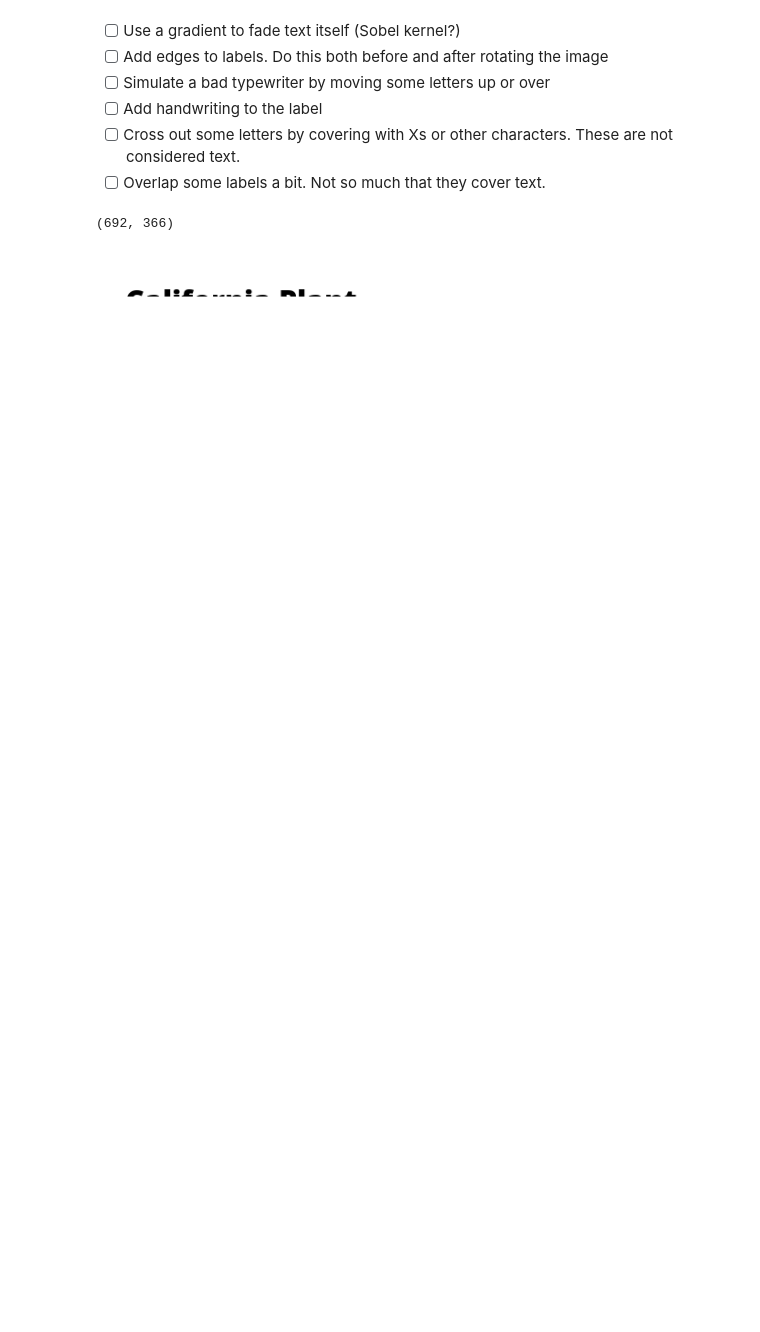
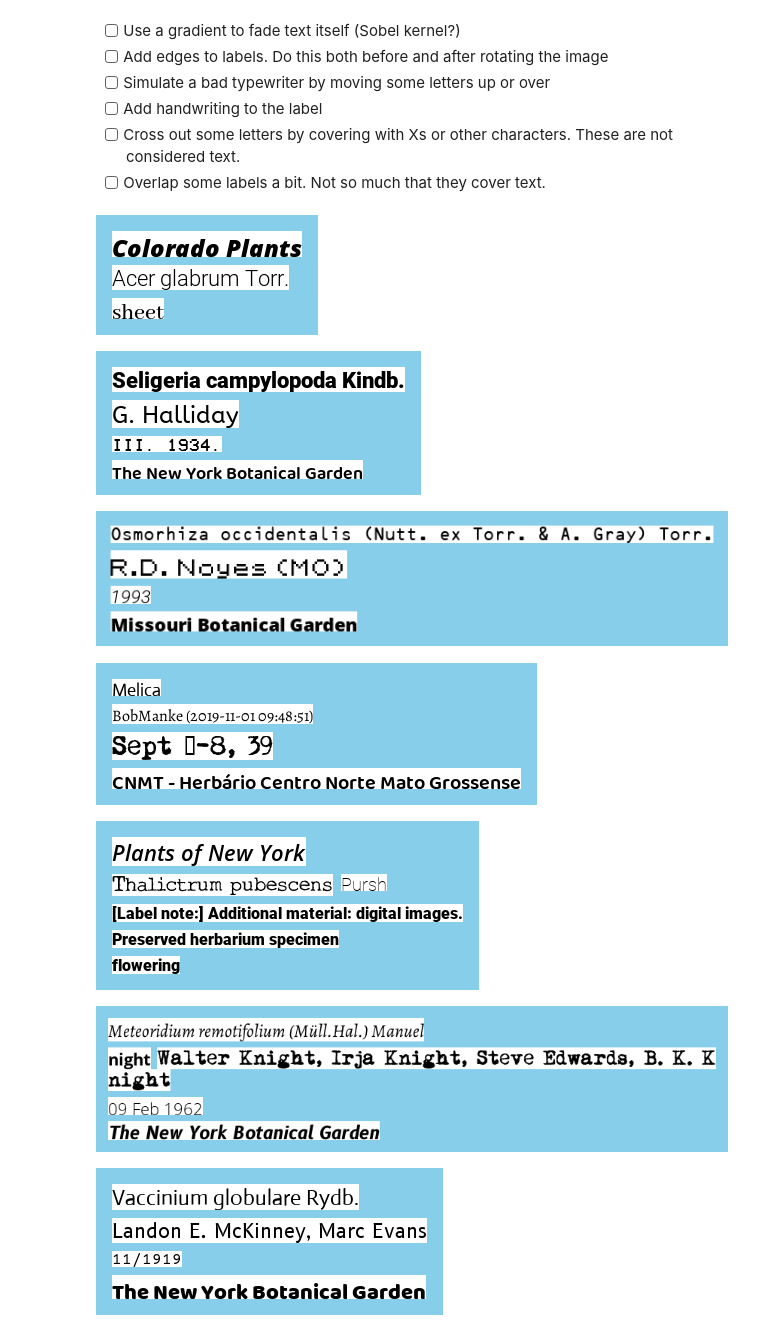
Before and after one commit to rafelafrance/digi_leap_old, a Jupyter notebook: notebooks/05_generate_label_images.ipynb, the cells around one changed output. Drawn from its saved outputs; the diff is of its cells as text; code cells hidden in the pictures; blank space fills up the shorter version.

Commit message:
Updating image generation

```diff
--- a/notebooks/05_generate_label_images.ipynb
+++ b/notebooks/05_generate_label_images.ipynb
@@ -62,15 +52,21 @@ from digi_leap.log import finished, started
 seed(4458)
 # %%
 labels = get_labels(DB, 'labels', 10)
+# %%
+images = []
+for recs in labels:
+    image = LabelImage(recs, pad=0)
+    choose_label_fonts(image)
+    images.append(image)
 # %%
-for frags in labels:
-    label = LabelImage(frags)
-    choose_label_fonts(label)
-    label.layout()
-    break
-
-print(label.image_size)
-display(label.image)
+for image in images:
+    image.layout()
+    display(image.image)
 # %% [output]
-(692, 366)
-[figure, old version]
+[figure, new version]
+[figure, added]
+[figure, added]
+[figure, added]
+[figure, added]
+[figure, added]
+[figure, added]
```
Also changed, not shown: parts of 6 cells of this notebook, 7 other files.
